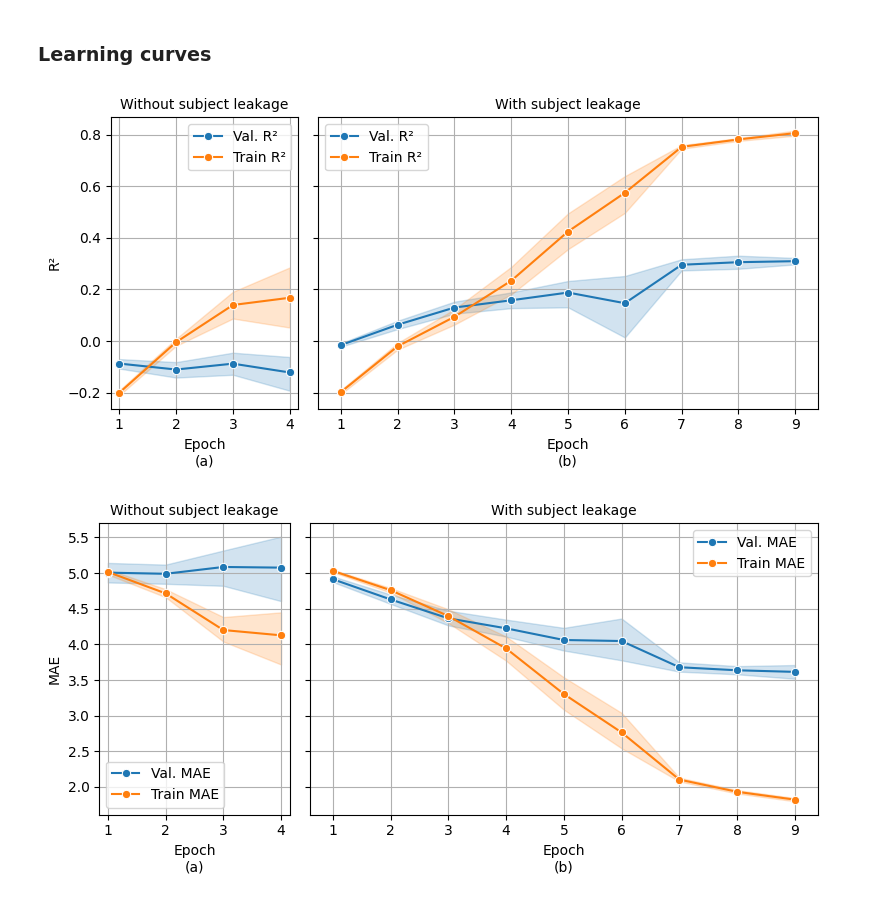
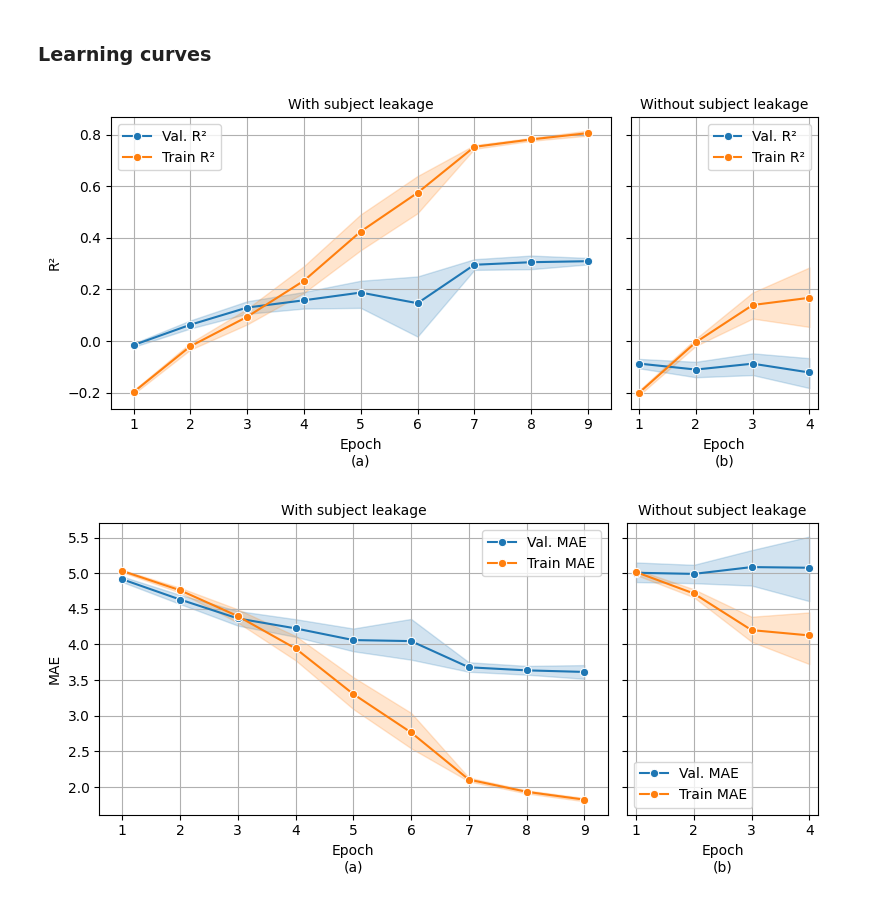
Before and after one commit to Kowd-PauUh/ml-in-depression-estimation, a Jupyter notebook: paper/notebooks/learning-curves.ipynb, the cells around one changed output. Drawn from its saved outputs; the diff is of its cells as text; code cells hidden in the pictures.

Commit message:
ENabled flipping sides on curves plot

```diff
--- a/paper/notebooks/learning-curves.ipynb
+++ b/paper/notebooks/learning-curves.ipynb
@@ -46,6 +46,8 @@ import pandas as pd
 
 epoch_cutoff = math.inf
 label = 'Epoch'
+
+flip = True
 
 for i, (pair, metric_name) in enumerate([
     (['val_r2_epoch', 'train_r2_epoch'], 'R²'),
@@ -75,11 +77,21 @@ for i, (pair, metric_name) in enumerate([
             max_epoch_right = epoch_right
 
     # space proportional to the number of epochs
-    widths = [max_epoch_left / (max_epoch_left + max_epoch_right),
-              max_epoch_right / (max_epoch_left + max_epoch_right)]
+    lw, rw = [
+        max_epoch_left / (max_epoch_left + max_epoch_right),
+        max_epoch_right / (max_epoch_left + max_epoch_right),
+    ]
+    if flip:
+        lw, rw = rw, lw
+    widths = [lw, rw]
+
     gs = gridspec.GridSpec(1, 2, width_ratios=widths)
-    ax1 = fig.add_subplot(gs[0])
-    ax2 = fig.add_subplot(gs[1], sharey=ax1)
+    left_axis = fig.add_subplot(gs[0])
+    right_axis = fig.add_subplot(gs[1], sharey=left_axis)
+
+    ax1, ax2 = left_axis, right_axis
+    if flip:
+        ax1, ax2 = right_axis, left_axis
 
     # on the left without leakage
     for metric in pair:
@@ -96,41 +108,41 @@ for i, (pair, metric_name) in enumerate([
             label=metric_map[metric],
             ax=ax1
         )
 
     # on the right with leakage
     for metric in pair:
         metrics = pd.DataFrame()
         for run_id in all_runs[all_runs['subject_leakage']]['run_id'].to_list():
             new_metrics = get_metric_history(run_id, metric, metric_map[metric])
             metrics = pd.concat([metrics, new_metrics])
 
         sns.lineplot(
             data=metrics[metrics['Epoch'] <= epoch_cutoff],
             x='Epoch',
             y=metric_map[metric],
             marker='o',
             label=metric_map[metric],
             ax=ax2
         )
 
     # customize left plot
-    ax1.grid()
-    ax1.set_ylabel(metric_name)
-    ax1.set_xlabel(f'{label}\n(a)')
+    left_axis.grid()
+    left_axis.set_ylabel(metric_name)
+    left_axis.set_xlabel(f'{label}\n(a)')
     ax1.set_title('Without subject leakage', fontsize=10)
-    ax1.xaxis.set_major_locator(MultipleLocator(1))
+    left_axis.xaxis.set_major_locator(MultipleLocator(1))
 
     # customize right plot
-    ax2.grid()
-    ax2.set_xlabel(f'{label}\n(b)')
-    ax2.set_ylabel(None)
+    right_axis.grid()
+    right_axis.set_xlabel(f'{label}\n(b)')
+    right_axis.set_ylabel(None)
     ax2.set_title('With subject leakage', fontsize=10)
-    ax2.xaxis.set_major_locator(MultipleLocator(1))
-    plt.setp(ax2.get_yticklabels(), visible=False)
+    right_axis.xaxis.set_major_locator(MultipleLocator(1))
+    plt.setp(right_axis.get_yticklabels(), visible=False)
 
     plt.tight_layout()
     plt.savefig(PROJECT_DIR / f'paper/figures/subject_leakage/0{i+2}-{pair[0].split("_")[1]}-curve.pdf', bbox_inches='tight')
     plt.show()
 # %% [output]
-[figure, old version]
+[figure, new version]
-[figure, old version]
+[figure, new version]
```
